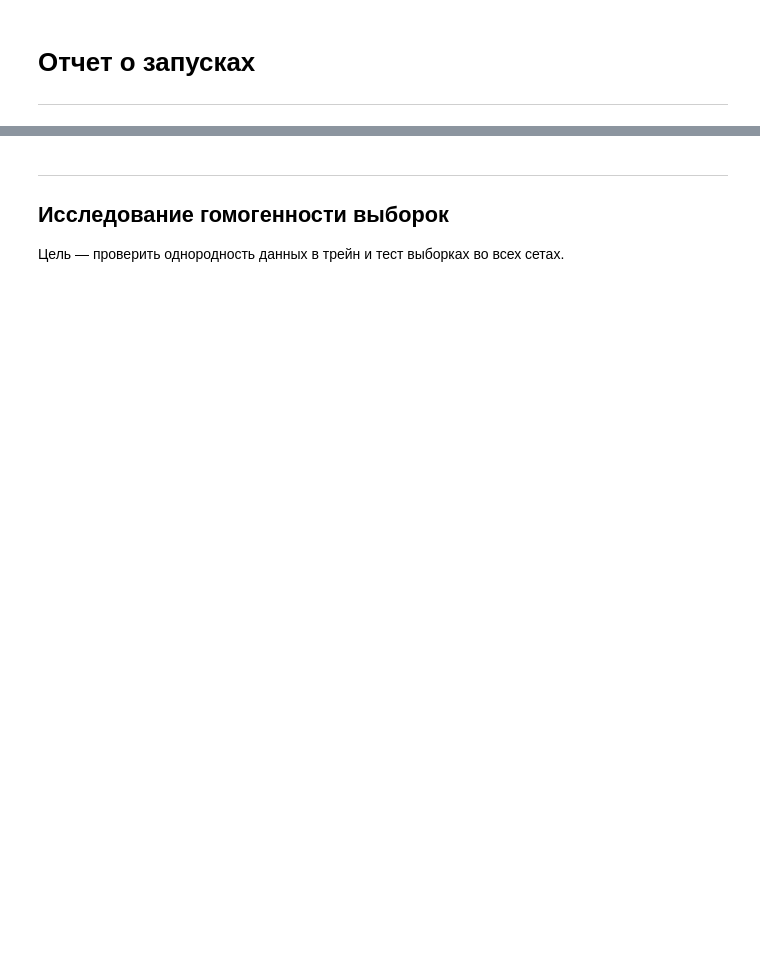
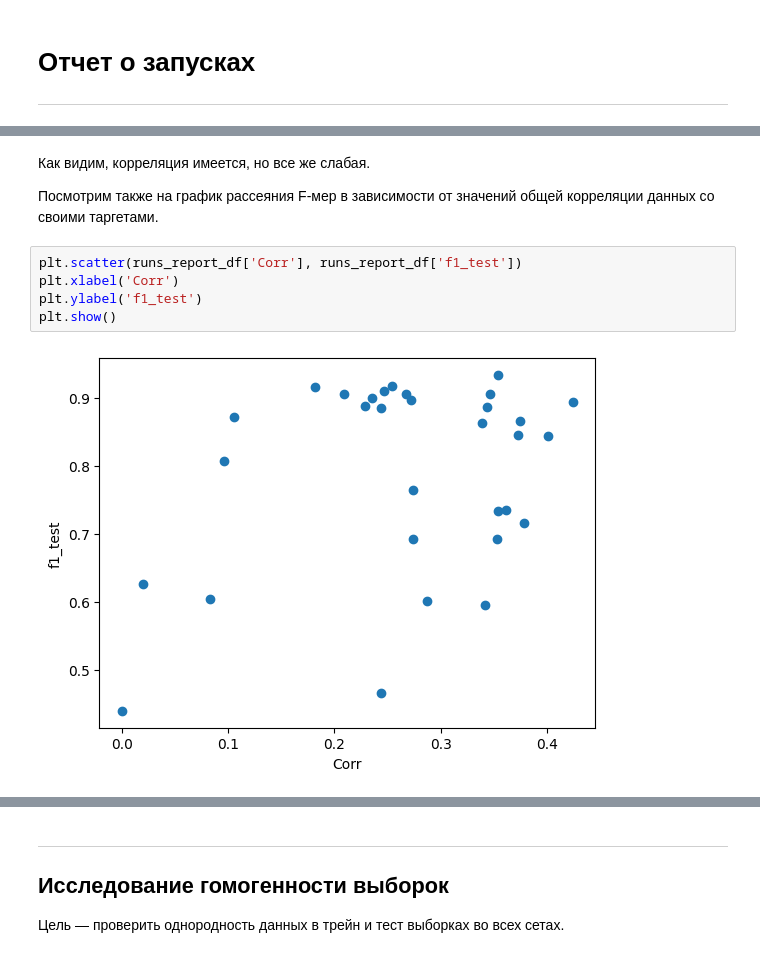
Before and after one commit to banzarkhan/motorika-internship-team, a Jupyter notebook: runs_report.ipynb, the cells around one changed output, grey strips where cells are left out. Drawn from its saved outputs; the diff is of its cells as text; blank space fills up the shorter version.

```diff
--- a/runs_report.ipynb
+++ b/runs_report.ipynb
@@ -88,0 +71,11 @@ table1
+# %% [markdown]
+Как видим, корреляция имеется, но все же слабая.
+
+Посмотрим также на график рассеяния F-мер в зависимости от значений общей корреляции данных со своими таргетами.
+# %%
+plt.scatter(runs_report_df['Corr'], runs_report_df['f1_test'])
+plt.xlabel('Corr')
+plt.ylabel('f1_test')
+plt.show()
+# %% [output]
+[figure, added]
```
Also changed, not shown: parts of 18 cells of this notebook.
